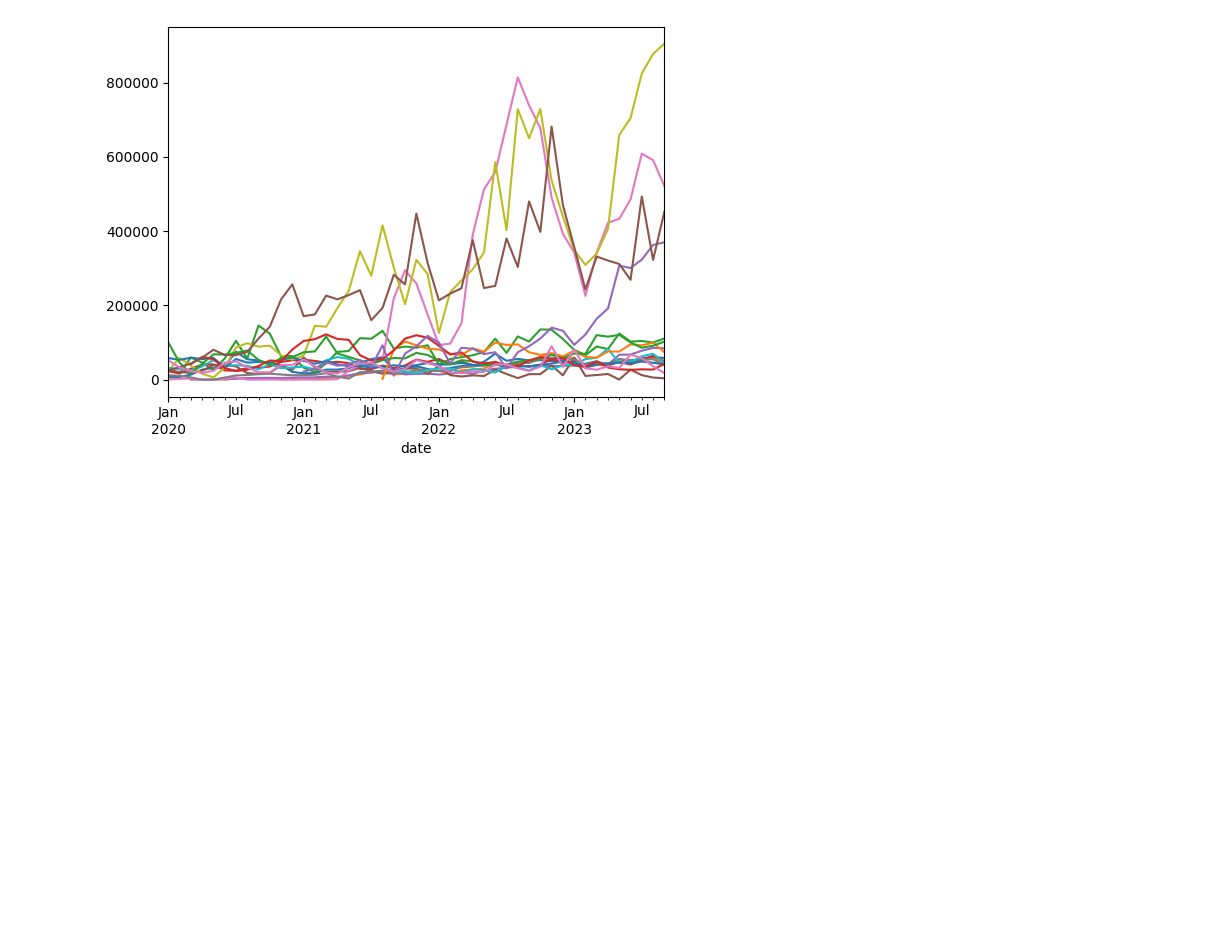
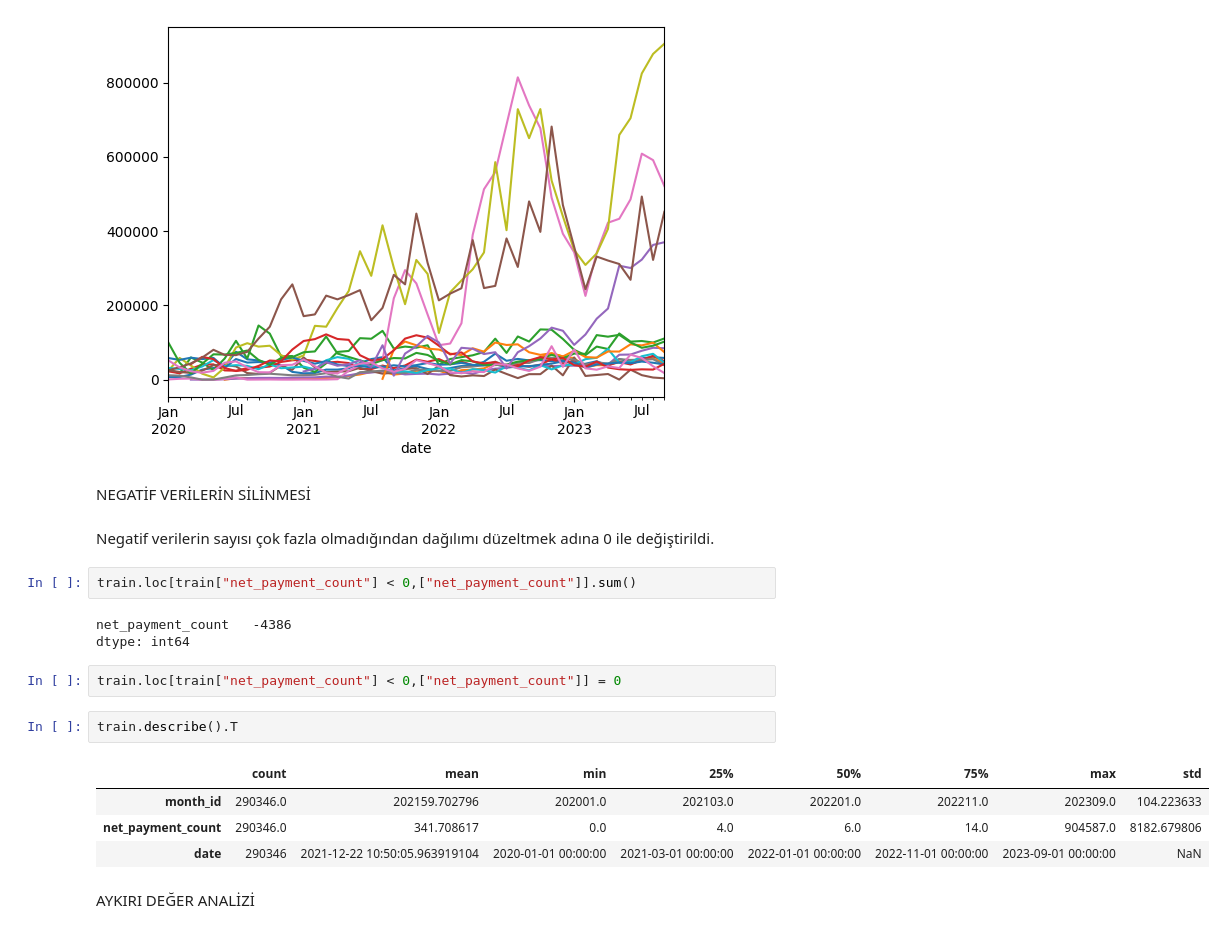
Before and after one commit to kntvrl/iyzico_project_tree_approach, a Jupyter notebook: iyzico_project.ipynb, the cells around one changed output. Drawn from its saved outputs; the diff is of its cells as text; blank space fills up the shorter version.

Commit message:
negatif veri ve outlier analiz

```diff
--- a/iyzico_project.ipynb
+++ b/iyzico_project.ipynb
@@ -186,3 +186,23 @@ for top in tqdm(top_marchants["merchant_id"]):
     train.loc[train["merchant_id"]==top].groupby("date")["net_payment_count"].sum().plot()
 # %% [output]
 [figure]
+# %% [markdown]
+NEGATİF VERİLERİN SİLİNMESİ
+# %% [markdown]
+Negatif verilerin sayısı çok fazla olmadığından dağılımı düzeltmek adına 0  ile değiştirildi.
+# %%
+train.loc[train["net_payment_count"] < 0,["net_payment_count"]].sum()
+# %% [output]
+net_payment_count   -4386
+dtype: int64
+# %%
+train.loc[train["net_payment_count"] < 0,["net_payment_count"]] = 0
+# %%
+train.describe().T
+# %% [output]
+|  | count | mean | min | 25% | 50% | 75% | max | std |
+| month_id | 290346.0 | 202159.702796 | 202001.0 | 202103.0 | 202201.0 | 202211.0 | 202309.0 | 104.223633 |
+| net_payment_count | 290346.0 | 341.708617 | 0.0 | 4.0 | 6.0 | 14.0 | 904587.0 | 8182.679806 |
+| date | 290346 | 2021-12-22 10:50:05.963919104 | 2020-01-01 00:00:00 | 2021-03-01 00:00:00 | 2022-01-01 00:00:00 | 2022-11-01 00:00:00 | 2023-09-01 00:00:00 | NaN |
+# %% [markdown]
+AYKIRI DEĞER ANALİZİ
```
Also changed, not shown: parts of 6 cells of this notebook.
